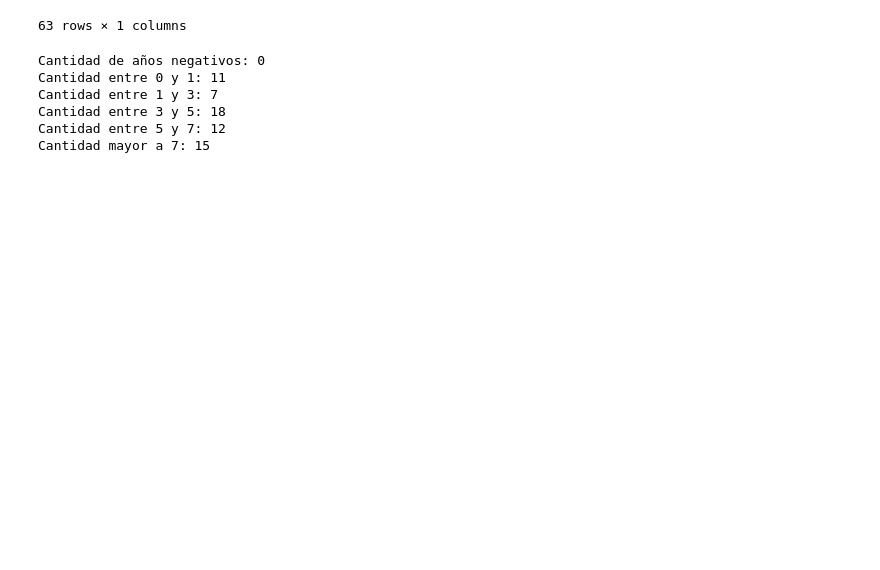
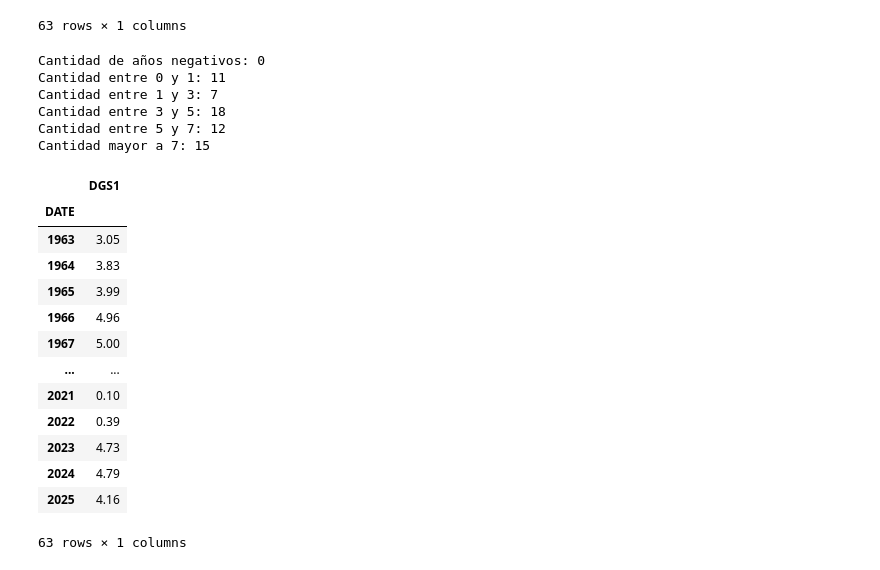
Before and after one commit to arinajman/personal, a Jupyter notebook: Project3.ipynb, the cells around one changed output. Drawn from its saved outputs; the diff is of its cells as text; code cells hidden in the pictures; blank space fills up the shorter version.

```diff
--- a/Project3.ipynb
+++ b/Project3.ipynb
@@ -148,3 +148,21 @@ Cantidad entre 1 y 3: 7
 Cantidad entre 3 y 5: 18
 Cantidad entre 5 y 7: 12
 Cantidad mayor a 7: 15
+# %%
+df_final.index=df_final.index+1 #porque los intereses aplican al año siguiente
+df_final
+# %% [output]
+|  | DGS1 |
+| DATE |  |
+| 1963 | 3.05 |
+| 1964 | 3.83 |
+| 1965 | 3.99 |
+| 1966 | 4.96 |
+| 1967 | 5.00 |
+| ... | ... |
+| 2021 | 0.10 |
+| 2022 | 0.39 |
+| 2023 | 4.73 |
+| 2024 | 4.79 |
+| 2025 | 4.16 |
+63 rows × 1 columns
```
Also changed, not shown: parts of 7 cells of this notebook.
